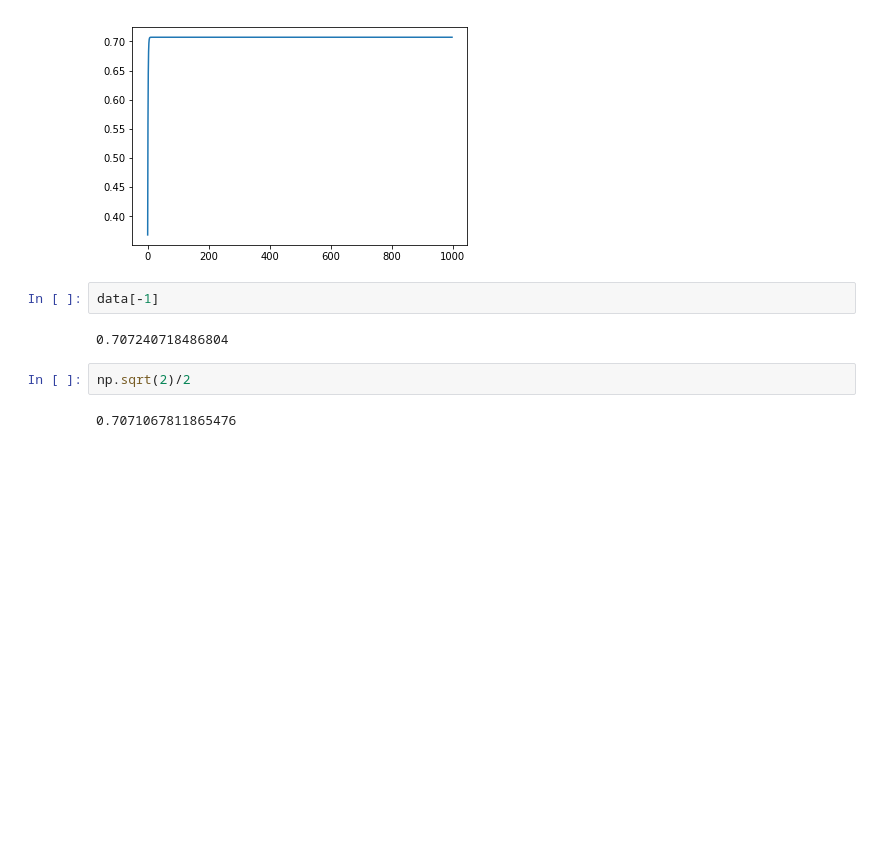
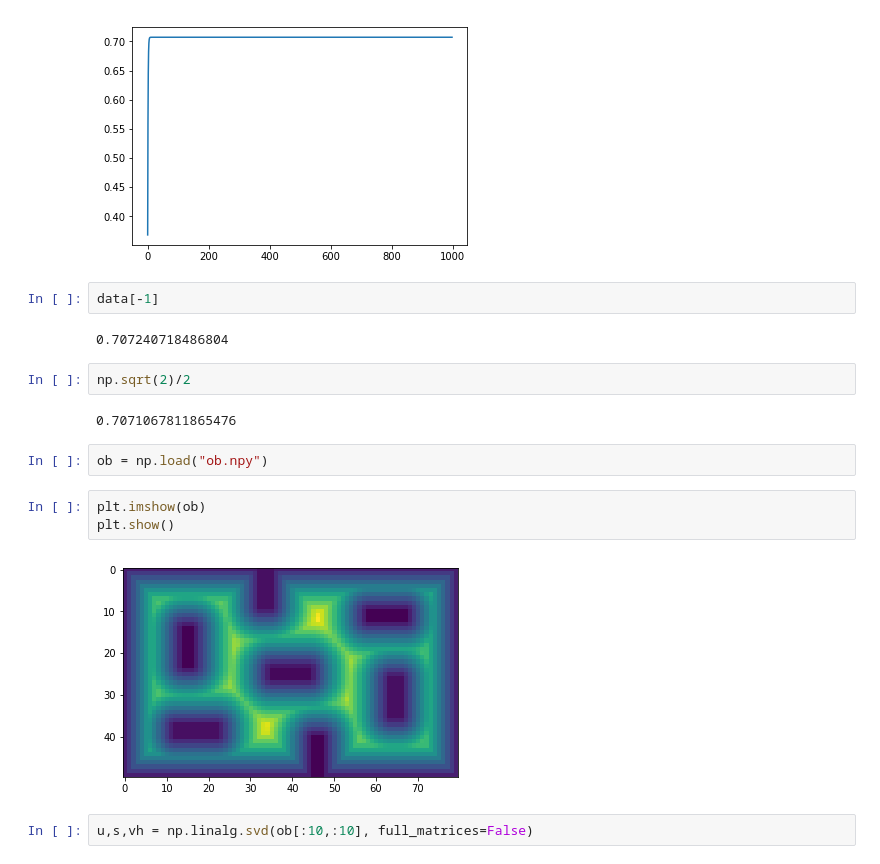
Before and after one commit to JachinShen/supreme-invention, a Jupyter notebook: Untitled.ipynb, the cells around one changed output. Cells and saved outputs as stored; diff of their text form; blank space fills up the shorter version.

```diff
--- a/Untitled.ipynb
+++ b/Untitled.ipynb
@@ -45,3 +45,12 @@ data[-1]
 np.sqrt(2)/2
 # %% [output]
 0.7071067811865476
+# %%
+ob = np.load("ob.npy")
+# %%
+plt.imshow(ob)
+plt.show()
+# %% [output]
+[figure, added]
+# %%
+u,s,vh = np.linalg.svd(ob[:10,:10], full_matrices=False)
```
Also changed, not shown: parts of 6 cells of this notebook, 12 other files.
